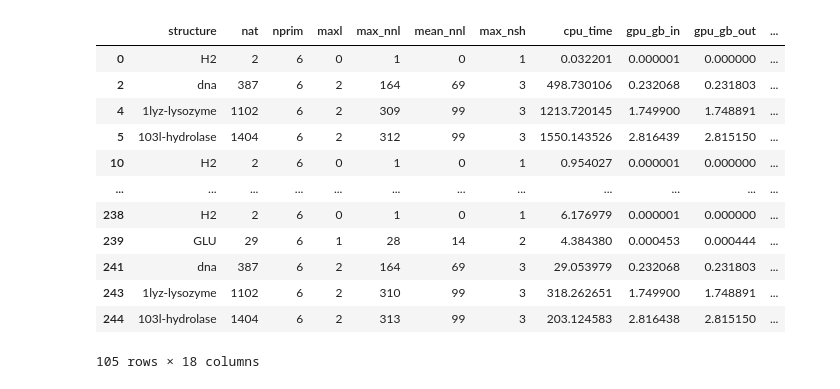
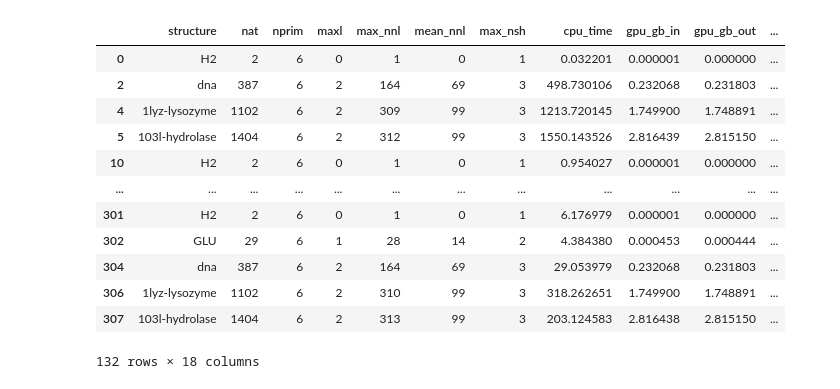
Before and after one commit to tornikeo/tblite, a Jupyter notebook: notes/make_figures.ipynb, the cells around one changed output. Saved outputs shown, nothing was run; the diff lists cells and outputs as text; code cells hidden in the pictures.

```diff
--- a/notes/make_figures.ipynb
+++ b/notes/make_figures.ipynb
@@ -10,6 +10,13 @@ all_data = []
 for ncpu in [1, 2, 4, 8, 16, 32]:
     df = pd.read_csv(f'notes/data/rtx4060/{ncpu}cpu.csv')
     df['gpu_type'] = 'rtx4060'
+    df['ncpu'] = ncpu
+    all_data.append(df)
+
+
+for ncpu in [1, 2, 4, 8, 16, 32]:
+    df = pd.read_csv(f'notes/data/v100/{ncpu}cpu.csv')
+    df['gpu_type'] = 'v100'
     df['ncpu'] = ncpu
     all_data.append(df)
 
@@ -20,39 +27,39 @@ for ncpu in [1, 2, 4, 8, 16, 32]:
     all_data.append(df)
 
 for ncpu in [1, 2, 4, 8, 16, 32]:
     df = pd.read_csv(f'notes/data/a100/{ncpu}cpu.csv')
     df['gpu_type'] = 'a100'
     df['ncpu'] = ncpu
     all_data.append(df)
 
 for ncpu in [1, 2, 4, 8, 16, 32]:
     df = pd.read_csv(f'notes/data/h100/{ncpu}cpu.csv')
     df['gpu_type'] = 'h100'
     df['ncpu'] = ncpu
     all_data.append(df)
 
 
 
 all_data = pd.concat(all_data, ignore_index=True)
 is_alkane = all_data['structure'].str.contains('alkane')
 all_data['is_alkane'] = is_alkane
 alkanes = all_data[all_data['is_alkane']]
 df = all_data[~all_data['is_alkane']]
 df
 # %% [output]
 |  | structure | nat | nprim | maxl | max_nnl | mean_nnl | max_nsh | cpu_time | gpu_gb_in | gpu_gb_out | ... |
 | 0 | H2 | 2 | 6 | 0 | 1 | 0 | 1 | 0.032201 | 0.000001 | 0.000000 | ... |
 | 2 | dna | 387 | 6 | 2 | 164 | 69 | 3 | 498.730106 | 0.232068 | 0.231803 | ... |
 | 4 | 1lyz-lysozyme | 1102 | 6 | 2 | 309 | 99 | 3 | 1213.720145 | 1.749900 | 1.748891 | ... |
 | 5 | 103l-hydrolase | 1404 | 6 | 2 | 312 | 99 | 3 | 1550.143526 | 2.816439 | 2.815150 | ... |
 | 10 | H2 | 2 | 6 | 0 | 1 | 0 | 1 | 0.954027 | 0.000001 | 0.000000 | ... |
 | ... | ... | ... | ... | ... | ... | ... | ... | ... | ... | ... | ... |
-| 238 | H2 | 2 | 6 | 0 | 1 | 0 | 1 | 6.176979 | 0.000001 | 0.000000 | ... |
-| 239 | GLU | 29 | 6 | 1 | 28 | 14 | 2 | 4.384380 | 0.000453 | 0.000444 | ... |
-| 241 | dna | 387 | 6 | 2 | 164 | 69 | 3 | 29.053979 | 0.232068 | 0.231803 | ... |
-| 243 | 1lyz-lysozyme | 1102 | 6 | 2 | 310 | 99 | 3 | 318.262651 | 1.749900 | 1.748891 | ... |
-| 244 | 103l-hydrolase | 1404 | 6 | 2 | 313 | 99 | 3 | 203.124583 | 2.816438 | 2.815150 | ... |
+| 301 | H2 | 2 | 6 | 0 | 1 | 0 | 1 | 6.176979 | 0.000001 | 0.000000 | ... |
+| 302 | GLU | 29 | 6 | 1 | 28 | 14 | 2 | 4.384380 | 0.000453 | 0.000444 | ... |
+| 304 | dna | 387 | 6 | 2 | 164 | 69 | 3 | 29.053979 | 0.232068 | 0.231803 | ... |
+| 306 | 1lyz-lysozyme | 1102 | 6 | 2 | 310 | 99 | 3 | 318.262651 | 1.749900 | 1.748891 | ... |
+| 307 | 103l-hydrolase | 1404 | 6 | 2 | 313 | 99 | 3 | 203.124583 | 2.816438 | 2.815150 | ... |
-105 rows × 18 columns
+132 rows × 18 columns
 # %%
 # First plot, plot 1/cpu_time and 1/gpu_time, over increasing number of atoms `nat` (x-axis).
 # Lines: gray to black CPU, 1, 2, ... 32
```
Also changed, not shown: parts of 2 cells of this notebook, 6 other files.
